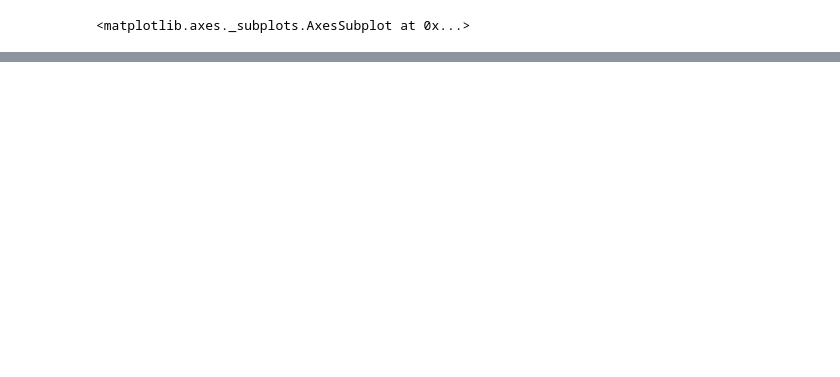
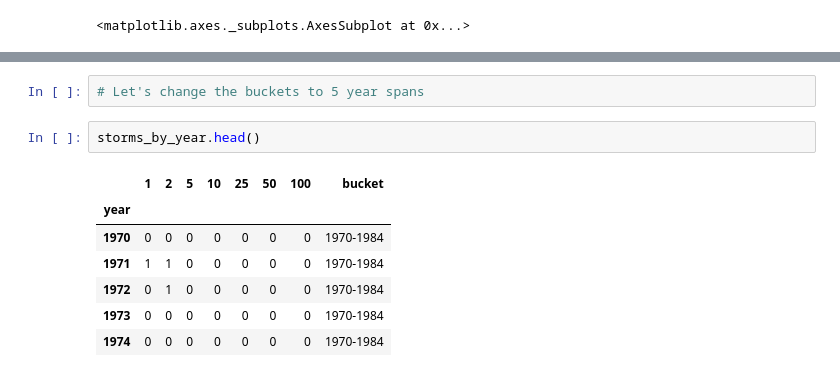
Before and after one commit to NORCatUofC/rain, a Jupyter notebook: n-year/notebooks/Frequency of N-Years.ipynb, the cells around one changed output, grey strips where cells are left out. Cells and saved outputs as stored; diff of their text form; blank space fills up the shorter version.

```diff
--- a/n-year/notebooks/Frequency of N-Years.ipynb
+++ b/n-year/notebooks/Frequency of N-Years.ipynb
@@ -330 +328,13 @@ storms_by_year[1].cumsum().plot(kind='line')
 <matplotlib.axes._subplots.AxesSubplot at 0x...>
+# %%
+# Let's change the buckets to 5 year spans
+# %%
+storms_by_year.head()
+# %% [output]
+|  | 1 | 2 | 5 | 10 | 25 | 50 | 100 | bucket |
+| year |  |  |  |  |  |  |  |  |
+| 1970 | 0 | 0 | 0 | 0 | 0 | 0 | 0 | 1970-1984 |
+| 1971 | 1 | 1 | 0 | 0 | 0 | 0 | 0 | 1970-1984 |
+| 1972 | 0 | 1 | 0 | 0 | 0 | 0 | 0 | 1970-1984 |
+| 1973 | 0 | 0 | 0 | 0 | 0 | 0 | 0 | 1970-1984 |
+| 1974 | 0 | 0 | 0 | 0 | 0 | 0 | 0 | 1970-1984 |
```
Also changed, not shown: parts of 3 cells of this notebook.
